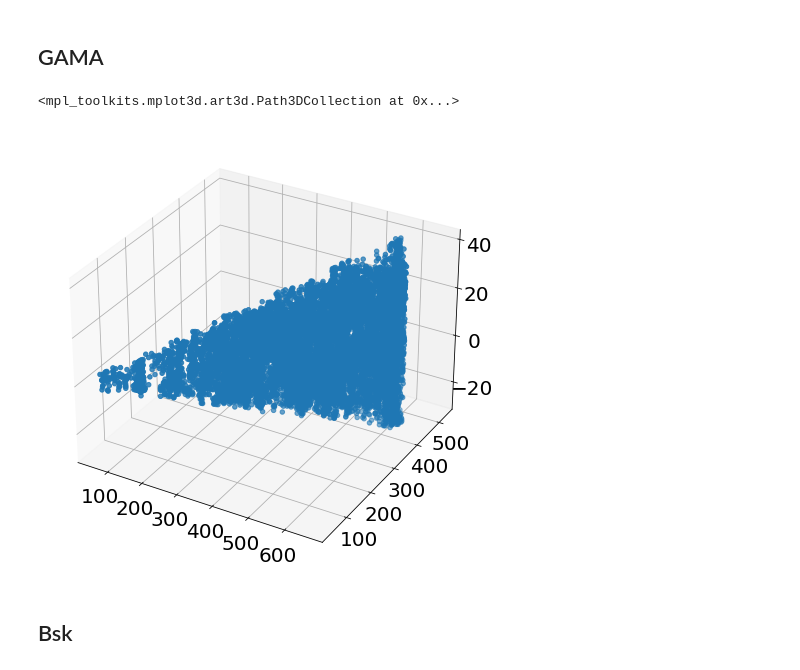
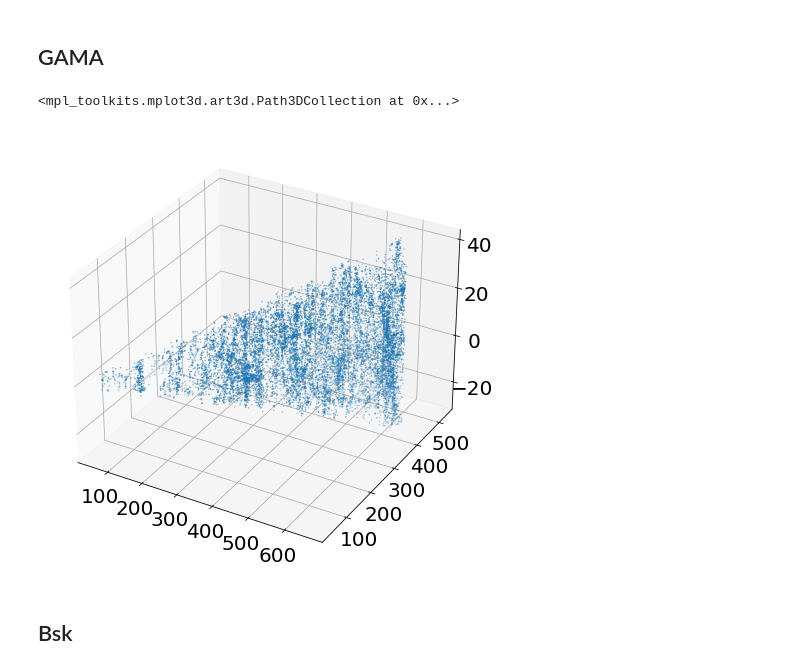
Before and after one commit to jsuarez314/graph_predictions, a Jupyter notebook: GAMA_graph_dataset_topological.ipynb, the cells around one changed output. Cells and saved outputs as stored; diff of their text form; code cells hidden in the pictures.

```diff
--- a/GAMA_graph_dataset_topological.ipynb
+++ b/GAMA_graph_dataset_topological.ipynb
@@ -43,10 +44,10 @@ points = points[ii_DDP1 & ii_G15]
 # %%
 fig = pl.figure(figsize=(8,8))
 ax = pl.axes(projection='3d')
-ax.scatter3D(points[:,0],points[:,1],points[:,2])
+ax.scatter3D(points[:,0],points[:,1],points[:,2], s=0.1)
 # %% [output]
 <mpl_toolkits.mplot3d.art3d.Path3DCollection at 0x...>
-[figure, old version]
+[figure, new version]
 # %% [markdown]
 ## Bsk
 # %%
```
Also changed, not shown: parts of 6 cells of this notebook, 12 other files.
